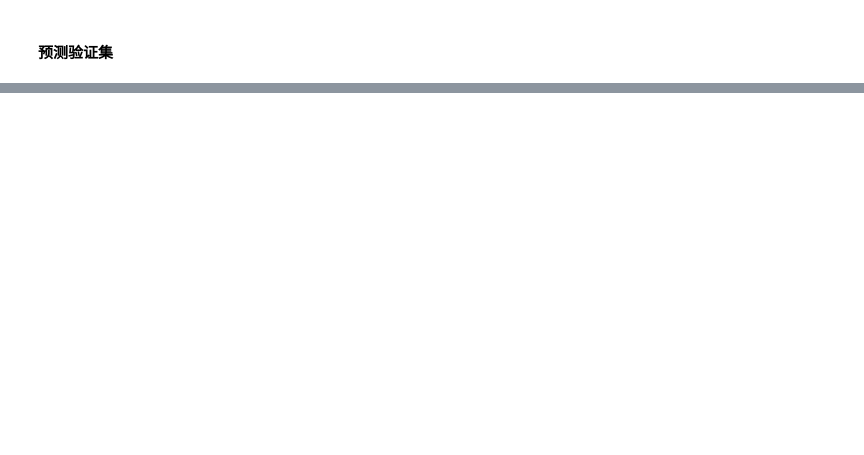
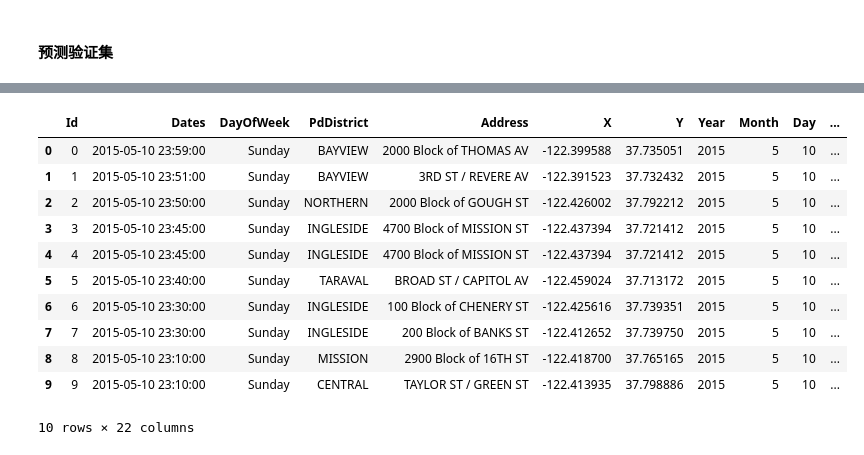
Before and after one commit to SongShawn/MachineLearning, a Jupyter notebook: capstone/solutions/solution.ipynb, the cells around one changed output, grey strips where cells are left out. Cells and saved outputs as stored; diff of their text form; code cells hidden in the pictures; blank space fills up the shorter version.

```diff
--- a/capstone/solutions/solution.ipynb
+++ b/capstone/solutions/solution.ipynb
@@ -282,3 +255,5 @@ test_data['PdDistrictID'] = PdDistrictEnc.transform(test_data['PdDistrict'])
 test_data = datapre.extra_address_for_block(test_data)
 test_data = datapre.extra_address_for_suffix(test_data)
 test_data['PositionTypeID'] = PositionTypeEnc.fit_transform(test_data['PositionType'])
+# %%
+test_data = datapre.extra_address_for_infos(test_data)
@@ -285,3 +262,13 @@ test_data['PositionTypeID'] = PositionTypeEnc.fit_transform(test_data['PositionT
+# %%
+# 训练集中没有解析到的道路编号设置为"Unkown"
+test_data.loc[test_data["RoadBlock"].isin(RoadBlockEnc.classes_) == False, "RoadBlock"] = "Unkown"
+test_data["RoadBlockID"] = RoadBlockEnc.transform(test_data["RoadBlock"])
+# %%
+test_data.loc[test_data["RoadName1"].isin(RoadName1Enc.classes_) == False, "RoadName1"] = "Unkown"
+test_data["RoadName1ID"] = RoadName1Enc.transform(test_data["RoadName1"])
+# %%
+test_data.loc[test_data["RoadName2"].isin(RoadName2Enc.classes_) == False, "RoadName2"] = "Unkown"
+test_data["RoadName2ID"] = RoadName2Enc.transform(test_data["RoadName2"])
 # %%
 test_data.to_csv("../datasets/test_preprocess.csv", index=False)
 # %%
@@ -307,3 +287,18 @@ Index(['Id', 'Dates', 'DayOfWeek', 'PdDistrict', 'Address', 'X', 'Y', 'Year',
 csv_output = pd.DataFrame(columns=LabelEncTarget.classes_, data=y_pred_prob)
 csv_output.insert(0, 'Id', test_data['Id'])
 csv_output.to_csv('./model_eta_0.01_0.01_result.csv', index=False)
+# %%
+test_data[:10]
+# %% [output]
+|  | Id | Dates | DayOfWeek | PdDistrict | Address | X | Y | Year | Month | Day | ... |
+| 0 | 0 | 2015-05-10 23:59:00 | Sunday | BAYVIEW | 2000 Block of THOMAS AV | -122.399588 | 37.735051 | 2015 | 5 | 10 | ... |
+| 1 | 1 | 2015-05-10 23:51:00 | Sunday | BAYVIEW | 3RD ST / REVERE AV | -122.391523 | 37.732432 | 2015 | 5 | 10 | ... |
+| 2 | 2 | 2015-05-10 23:50:00 | Sunday | NORTHERN | 2000 Block of GOUGH ST | -122.426002 | 37.792212 | 2015 | 5 | 10 | ... |
+| 3 | 3 | 2015-05-10 23:45:00 | Sunday | INGLESIDE | 4700 Block of MISSION ST | -122.437394 | 37.721412 | 2015 | 5 | 10 | ... |
+| 4 | 4 | 2015-05-10 23:45:00 | Sunday | INGLESIDE | 4700 Block of MISSION ST | -122.437394 | 37.721412 | 2015 | 5 | 10 | ... |
+| 5 | 5 | 2015-05-10 23:40:00 | Sunday | TARAVAL | BROAD ST / CAPITOL AV | -122.459024 | 37.713172 | 2015 | 5 | 10 | ... |
+| 6 | 6 | 2015-05-10 23:30:00 | Sunday | INGLESIDE | 100 Block of CHENERY ST | -122.425616 | 37.739351 | 2015 | 5 | 10 | ... |
+| 7 | 7 | 2015-05-10 23:30:00 | Sunday | INGLESIDE | 200 Block of BANKS ST | -122.412652 | 37.739750 | 2015 | 5 | 10 | ... |
+| 8 | 8 | 2015-05-10 23:10:00 | Sunday | MISSION | 2900 Block of 16TH ST | -122.418700 | 37.765165 | 2015 | 5 | 10 | ... |
+| 9 | 9 | 2015-05-10 23:10:00 | Sunday | CENTRAL | TAYLOR ST / GREEN ST | -122.413935 | 37.798886 | 2015 | 5 | 10 | ... |
+10 rows × 22 columns
```
Also changed, not shown: parts of 27 cells of this notebook, 19 other files.
